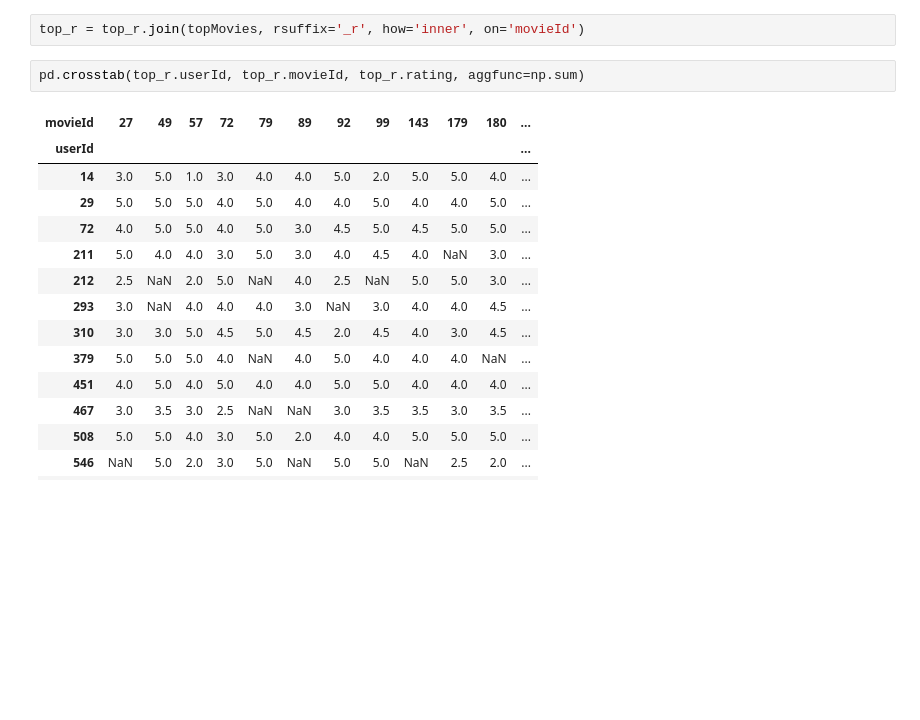
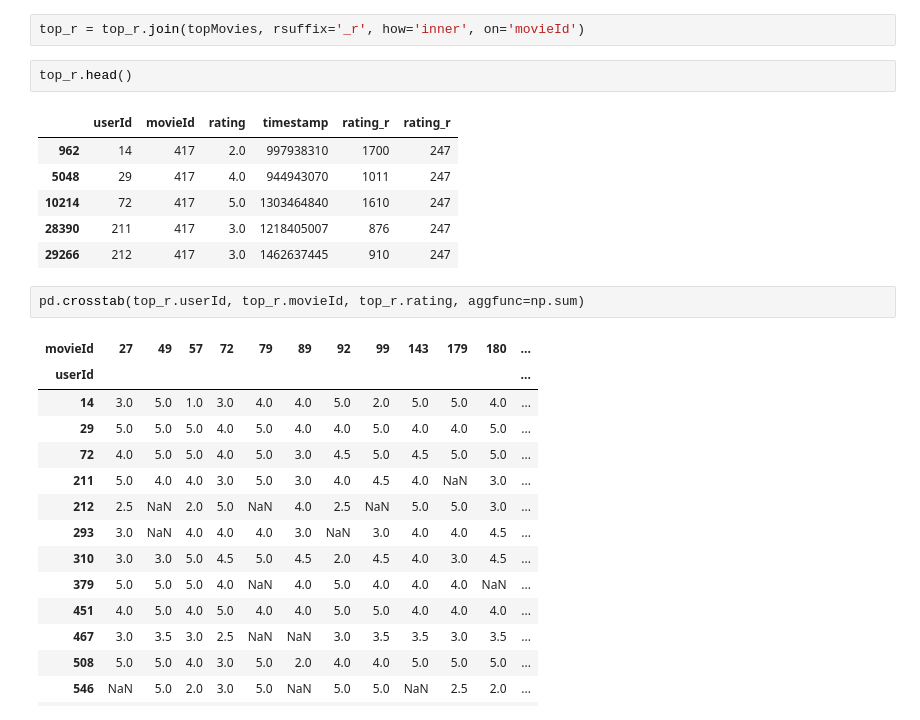
Before and after one commit to Yashar78/courses, a Jupyter notebook: deeplearning1/nbs/RahimNBS/RahimLesson4.ipynb, the cells around one changed output. Saved outputs shown, nothing was run; the diff lists cells and outputs as text; blank space fills up the shorter version.

```diff
--- a/deeplearning1/nbs/RahimNBS/RahimLesson4.ipynb
+++ b/deeplearning1/nbs/RahimNBS/RahimLesson4.ipynb
@@ -100,5 +138,14 @@ top_r = ratings.join(topUsers, rsuffix='_r', how='inner', on='userId')
 # %%
 top_r = top_r.join(topMovies, rsuffix='_r', how='inner', on='movieId')
+# %%
+top_r.head()
+# %% [output]
+|  | userId | movieId | rating | timestamp | rating_r | rating_r |
+| 962 | 14 | 417 | 2.0 | 997938310 | 1700 | 247 |
+| 5048 | 29 | 417 | 4.0 | 944943070 | 1011 | 247 |
+| 10214 | 72 | 417 | 5.0 | 1303464840 | 1610 | 247 |
+| 28390 | 211 | 417 | 3.0 | 1218405007 | 876 | 247 |
+| 29266 | 212 | 417 | 3.0 | 1462637445 | 910 | 247 |
 # %%
 pd.crosstab(top_r.userId, top_r.movieId, top_r.rating, aggfunc=np.sum)
 # %% [output]
```
Also changed, not shown: parts of 34 cells of this notebook, 3 other files.
